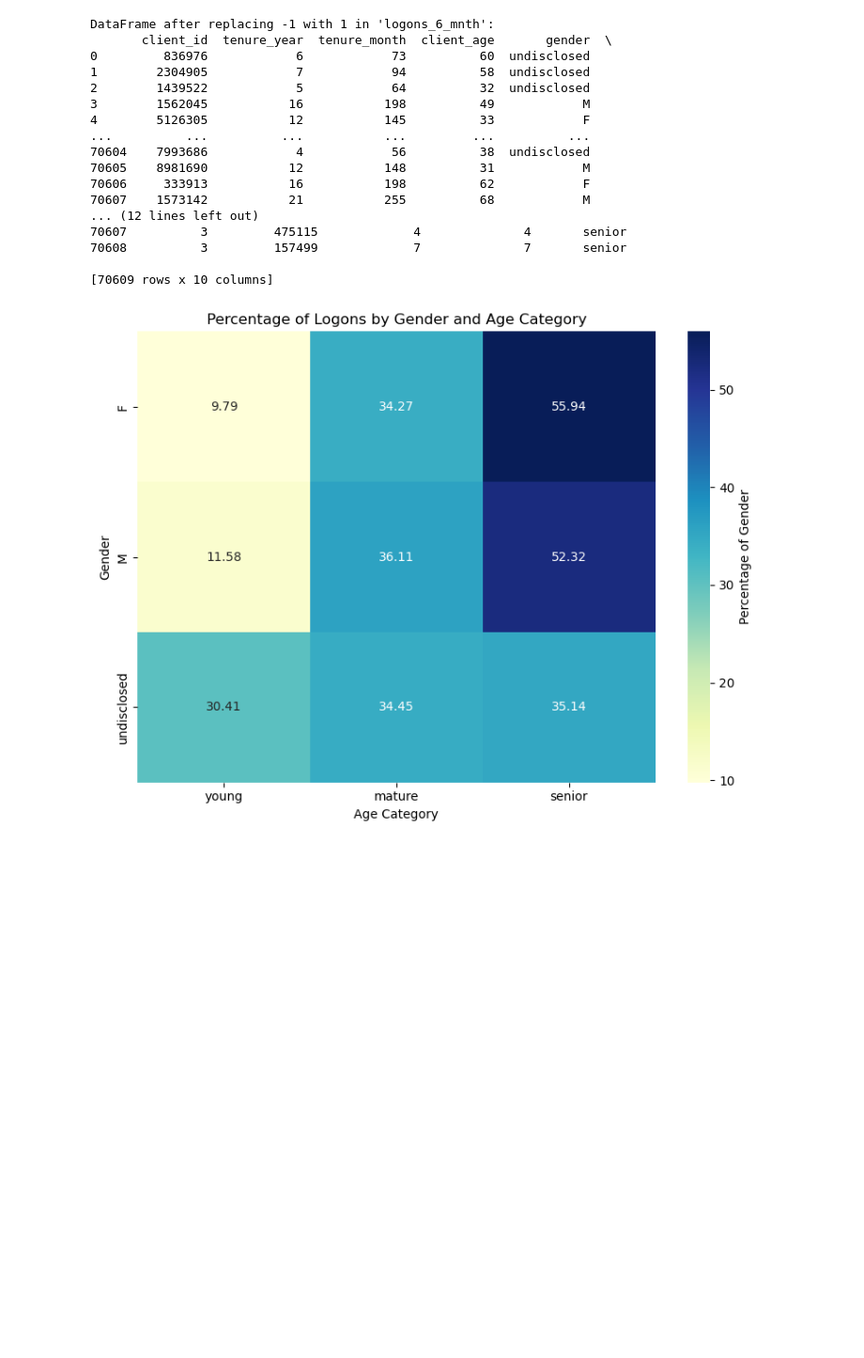
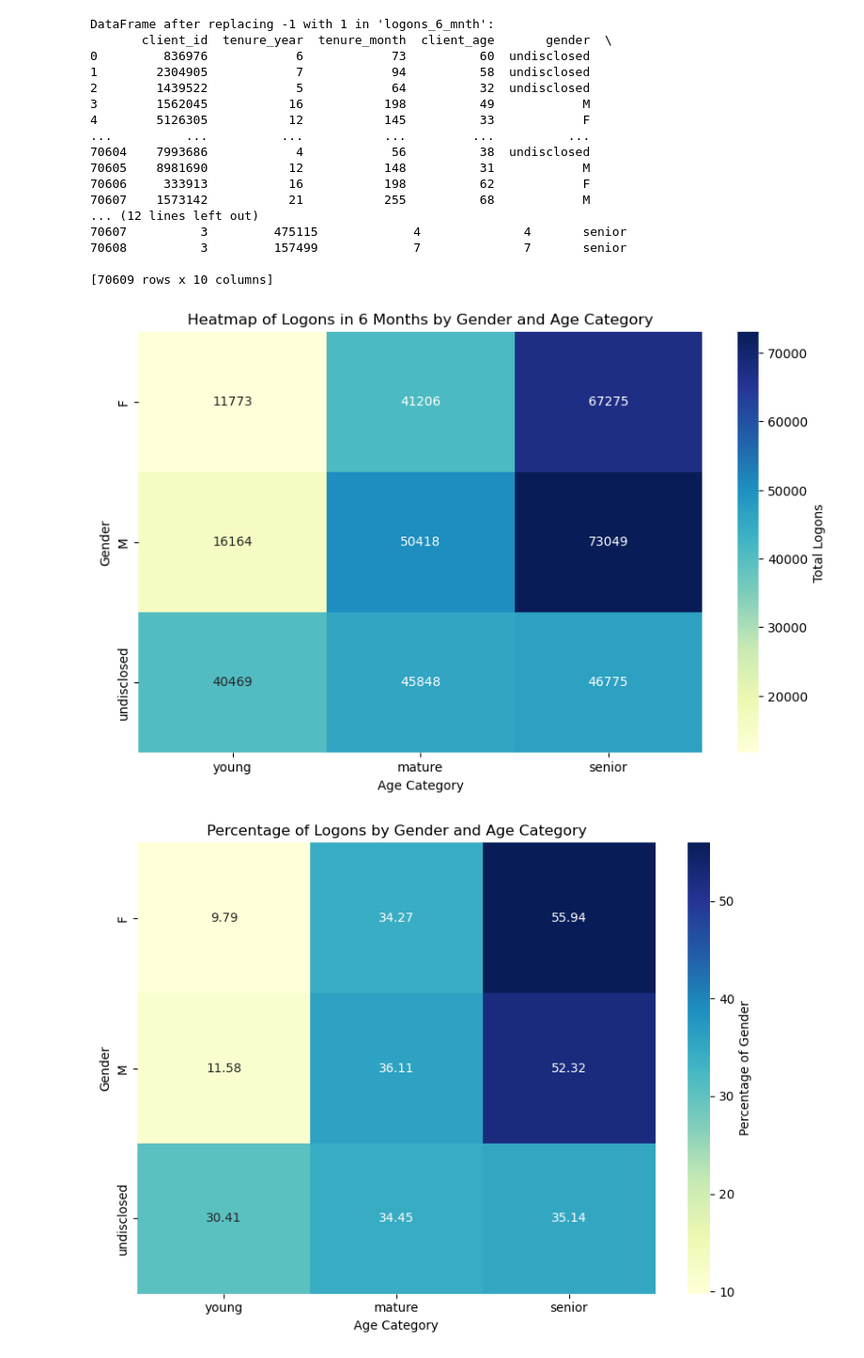
Before and after one commit to SofyMelvill/vanguard-ab-test, a Jupyter notebook: data.ipynb, the cells around one changed output. Shown: that part at 94% size. Cells and saved outputs as stored; diff of their text form; code cells hidden in the pictures; blank space fills up the shorter version.

Commit message:
KK heatmap

```diff
--- a/data.ipynb
+++ b/data.ipynb
@@ -364,4 +364,23 @@ DataFrame after replacing -1 with 1 in 'logons_6_mnth':
 70608          3         157499             7              7       senior
 
 [70609 rows x 10 columns]
+# %%
+import seaborn as sns
+import matplotlib.pyplot as plt
+
+# Group the demo DataFrame by 'gender' and 'age_category' and sum 'logons_6_mnth'
+demo_grouped = demo.groupby(['gender', 'age_category'])['logons_6_mnth'].sum().reset_index()
+
+# Pivot the DataFrame to get the proper format for a heatmap
+pivot_table = demo_grouped.pivot(index='gender', columns='age_category', values='logons_6_mnth')
+
+# Create the heatmap
+plt.figure(figsize=(10, 6))
+sns.heatmap(pivot_table, annot=True, fmt='d', cmap='YlGnBu', cbar_kws={'label': 'Total Logons'})
+plt.title('Heatmap of Logons in 6 Months by Gender and Age Category')
+plt.xlabel('Age Category')
+plt.ylabel('Gender')
+plt.show()
+# %% [output]
+[figure, added]
 # %%
```
Also changed, not shown: parts of 1 cell of this notebook.
